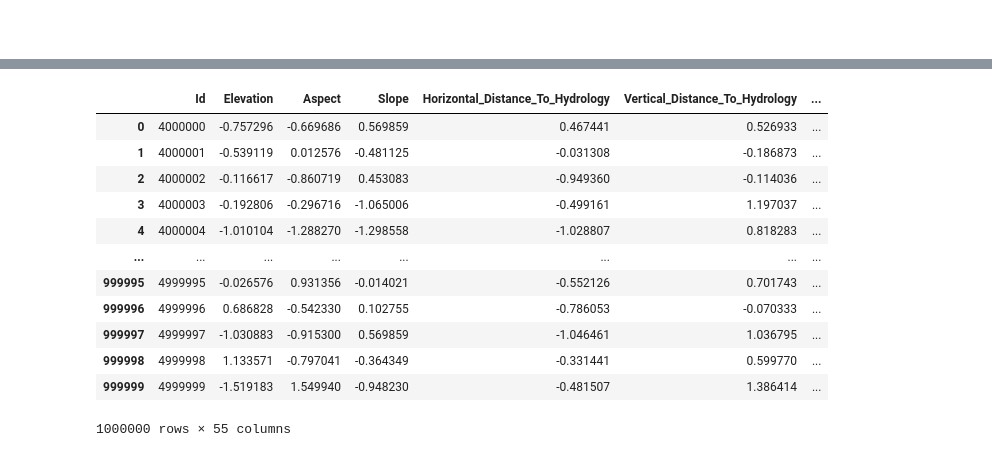
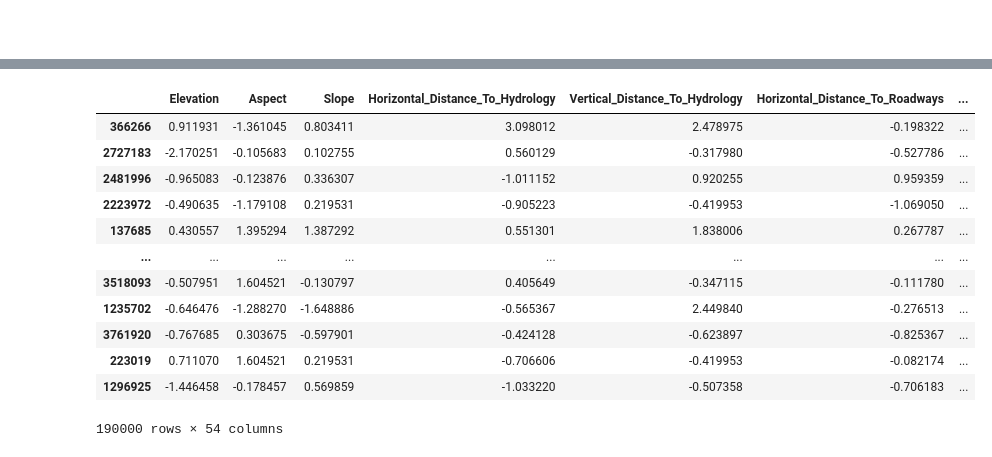
Before and after one commit to MykolaPinchuk/KaggleProjects, a Jupyter notebook: kp-14.ipynb, the cells around one changed output, grey strips where cells are left out. Drawn from its saved outputs; the diff is of its cells as text; code cells hidden in the pictures.

```diff
--- a/kp-14.ipynb
+++ b/kp-14.ipynb
@@ -199,9 +190,13 @@ pred = pd.read_csv('../input/tabular-playground-series-dec-2021/test.csv')
 pred0 = pred.copy()
 print(df.shape, pred.shape)
 
+df.drop(columns = ['Slope','Aspect','Soil_Type5','Soil_Type7','Soil_Type15',
+                  'Hillshade_3pm', 'Hillshade_9am', 'Soil_Type1', 'Soil_Type3'], inplace = True)
+
+
 # 2. pEDA #
 
-df = df.sample(200000, random_state=2)
+df = df.sample(1000000, random_state=3)
 
 df.drop(columns = ['Id'], inplace = True)
 pred.drop(columns = ['Id'], inplace = True)
@@ -244,5 +239,6 @@ for col in X_train.columns:
     pred[[col]] = ss.transform(pred[[col]])
 
 gc.collect()
+print(X_train.shape)
 # %% [output]
 (4000000, 56) (1000000, 55)
@@ -318,7 +312,7 @@ print(f"{'best objective value':>20s} : {study.best_value}")
 optuna_hyperpars = study.best_params
 optuna_hyperpars['tree_method']='gpu_hist'
 optuna_hyperpars['gpu_id']=0
-optuna_hyperpars['n_estimators']=300
+optuna_hyperpars['n_estimators']=500
 #optuna_hyperpars
 optuna_xgb = XGBClassifier(**optuna_hyperpars)
 optuna_xgb.fit(X_train, y_train)
@@ -364,8 +323,11 @@ XGBClassifier(alpha=0.09316233522489825, base_score=0.5, booster='gbtree',
 # %%
-#xgb = XGBClassifier(tree_method = 'gpu_hist', gpu_id = 0)
-#param_grid = {'eta':[0.1, 0.2, 0.3], 'max_depth':[4,6,8], 'n_estimators':[300]}
-#xgbm = GridSearchCV(xgb, param_grid, cv=2, scoring=f1w, verbose=1)
+f1w = make_scorer(f1_score , average='weighted')
 
+time1 = time.time()
 
-#xgbm.fit(X_train, y_train)
-#print('XGB', xgbm.best_params_, xgbm.best_score_, time.time()-time1)
+xgb = XGBClassifier(tree_method = 'gpu_hist', gpu_id = 0)
+param_grid = {'eta':[0.1, 0.2, 0.3], 'max_depth':[4,6,8], 'n_estimators':[300]}
+xgbm = GridSearchCV(xgb, param_grid, cv=2, scoring=f1w, verbose=1)
+
+xgbm.fit(X_train, y_train)
+print('XGB', xgbm.best_params_, xgbm.best_score_, time.time()-time1)
@@ -393,19 +382,21 @@ XGB_Optuna IS 0.9768323995480069 0.9576501379878262
+# %%
+X_train
+# %% [output]
+|  | Elevation | Aspect | Slope | Horizontal_Distance_To_Hydrology | Vertical_Distance_To_Hydrology | Horizontal_Distance_To_Roadways | ... |
+| 366266 | 0.911931 | -1.361045 | 0.803411 | 3.098012 | 2.478975 | -0.198322 | ... |
+| 2727183 | -2.170251 | -0.105683 | 0.102755 | 0.560129 | -0.317980 | -0.527786 | ... |
+| 2481996 | -0.965083 | -0.123876 | 0.336307 | -1.011152 | 0.920255 | 0.959359 | ... |
+| 2223972 | -0.490635 | -1.179108 | 0.219531 | -0.905223 | -0.419953 | -1.069050 | ... |
+| 137685 | 0.430557 | 1.395294 | 1.387292 | 0.551301 | 1.838006 | 0.267787 | ... |
+| ... | ... | ... | ... | ... | ... | ... | ... |
+| 3518093 | -0.507951 | 1.604521 | -0.130797 | 0.405649 | -0.347115 | -0.111780 | ... |
+| 1235702 | -0.646476 | -1.288270 | -1.648886 | -0.565367 | 2.449840 | -0.276513 | ... |
+| 3761920 | -0.767685 | 0.303675 | -0.597901 | -0.424128 | -0.623897 | -0.825367 | ... |
+| 223019 | 0.711070 | 1.604521 | 0.219531 | -0.706606 | -0.419953 | -0.082174 | ... |
+| 1296925 | -1.446458 | -0.178457 | 0.569859 | -1.033220 | -0.507358 | -0.706183 | ... |
+190000 rows × 54 columns
 # %%
 pred
-# %% [output]
-|  | Id | Elevation | Aspect | Slope | Horizontal_Distance_To_Hydrology | Vertical_Distance_To_Hydrology | ... |
-| 0 | 4000000 | -0.757296 | -0.669686 | 0.569859 | 0.467441 | 0.526933 | ... |
-| 1 | 4000001 | -0.539119 | 0.012576 | -0.481125 | -0.031308 | -0.186873 | ... |
-| 2 | 4000002 | -0.116617 | -0.860719 | 0.453083 | -0.949360 | -0.114036 | ... |
-| 3 | 4000003 | -0.192806 | -0.296716 | -1.065006 | -0.499161 | 1.197037 | ... |
-| 4 | 4000004 | -1.010104 | -1.288270 | -1.298558 | -1.028807 | 0.818283 | ... |
-| ... | ... | ... | ... | ... | ... | ... | ... |
-| 999995 | 4999995 | -0.026576 | 0.931356 | -0.014021 | -0.552126 | 0.701743 | ... |
-| 999996 | 4999996 | 0.686828 | -0.542330 | 0.102755 | -0.786053 | -0.070333 | ... |
-| 999997 | 4999997 | -1.030883 | -0.915300 | 0.569859 | -1.046461 | 1.036795 | ... |
-| 999998 | 4999998 | 1.133571 | -0.797041 | -0.364349 | -0.331441 | 0.599770 | ... |
-| 999999 | 4999999 | -1.519183 | 1.549940 | -0.948230 | -0.481507 | 1.386414 | ... |
-1000000 rows × 55 columns
 # %%
 temp = optuna_xgb.predict(pred)
 temp = pd.DataFrame(temp, columns = ['Cover_Type'])
```
Also changed, not shown: parts of 9 cells of this notebook.
